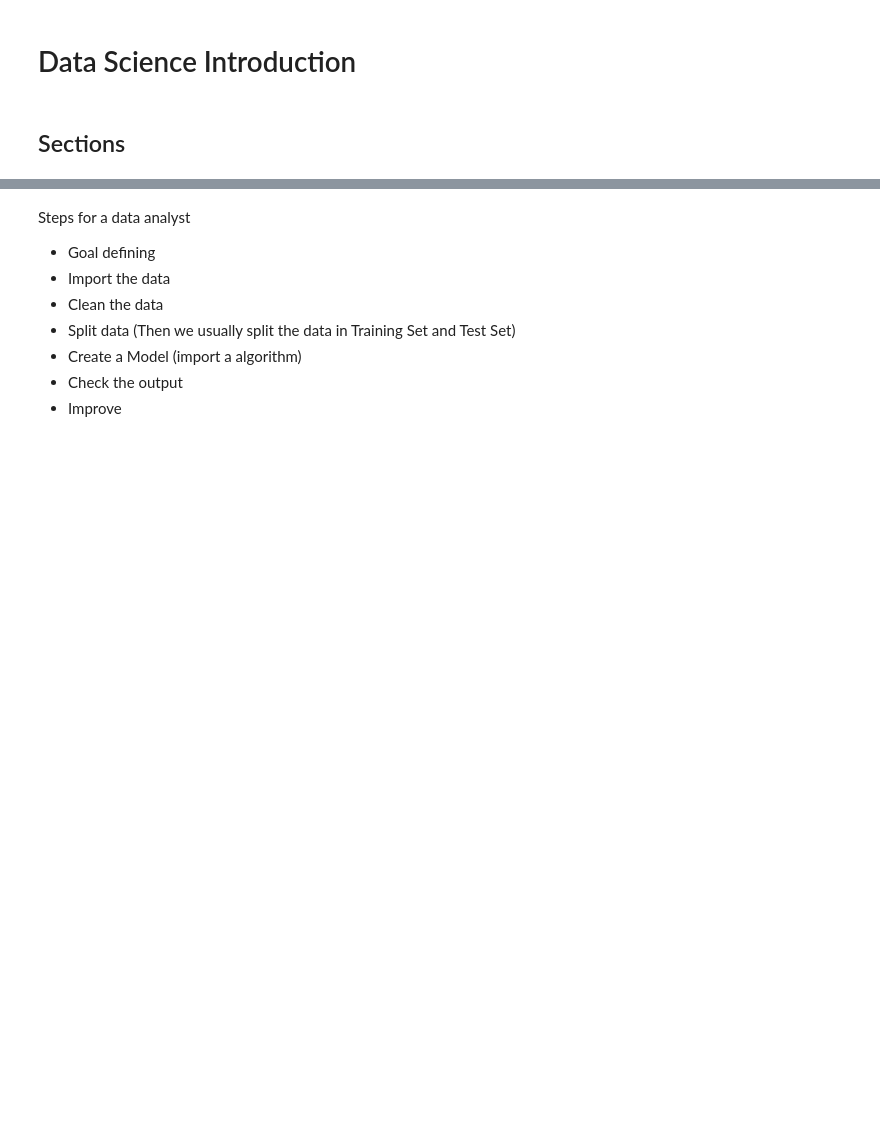
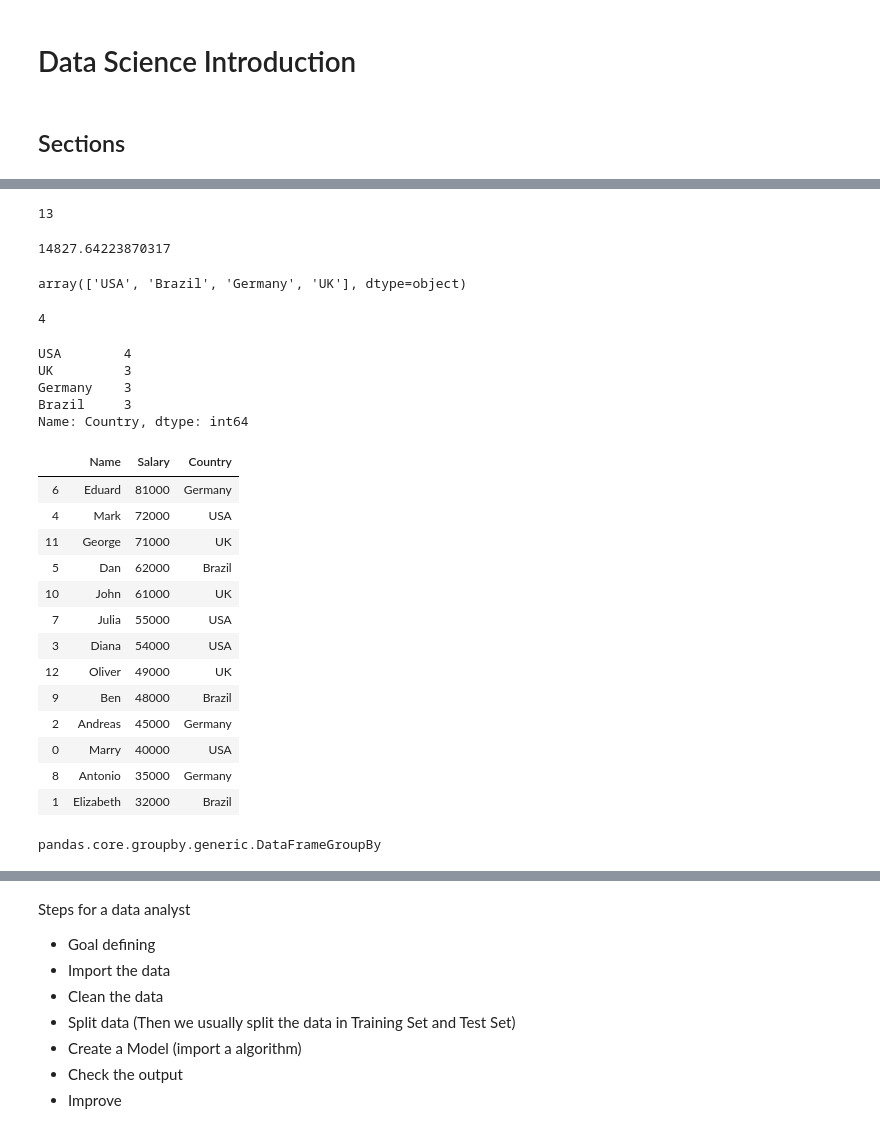
Before and after one commit to jlomeli71/python-notes, a Jupyter notebook: 13. Data Science Introduction.ipynb, the cells around one changed output, grey strips where cells are left out. Drawn from its saved outputs; the diff is of its cells as text; code cells hidden in the pictures; blank space fills up the shorter version.

```diff
--- a/13. Data Science Introduction.ipynb
+++ b/13. Data Science Introduction.ipynb
@@ -4,0 +674,45 @@
+# %%
+# Some statistics
+my_df['Salary'].count()
+# %% [output]
+13
+# %%
+# Some statistics
+my_df['Salary'].std()
+# %% [output]
+14827.64223870317
+# %%
+## Returning unique values in a column
+my_df['Country'].unique()
+# %% [output]
+array(['USA', 'Brazil', 'Germany', 'UK'], dtype=object)
+# %%
+## Number of unique values
+my_df['Country'].nunique()
+# %% [output]
+4
+# %%
+my_df['Country'].value_counts()
+# %% [output]
+USA        4
+UK         3
+Germany    3
+Brazil     3
+Name: Country, dtype: int64
+# %%
+my_df.sort_values('Salary', ascending=False)
+# %% [output]
+|  | Name | Salary | Country |
+| 6 | Eduard | 81000 | Germany |
+| 4 | Mark | 72000 | USA |
+| 11 | George | 71000 | UK |
+| 5 | Dan | 62000 | Brazil |
+| 10 | John | 61000 | UK |
+| 7 | Julia | 55000 | USA |
+| 3 | Diana | 54000 | USA |
+| 12 | Oliver | 49000 | UK |
+| 9 | Ben | 48000 | Brazil |
+| 2 | Andreas | 45000 | Germany |
+| 0 | Marry | 40000 | USA |
+| 8 | Antonio | 35000 | Germany |
+| 1 | Elizabeth | 32000 | Brazil |
@@ -4,0 +722,4 @@
+# %%
+type(my_gr)
+# %% [output]
+pandas.core.groupby.generic.DataFrameGroupBy
```
Also changed, not shown: parts of 128 cells of this notebook, 8 other files.
